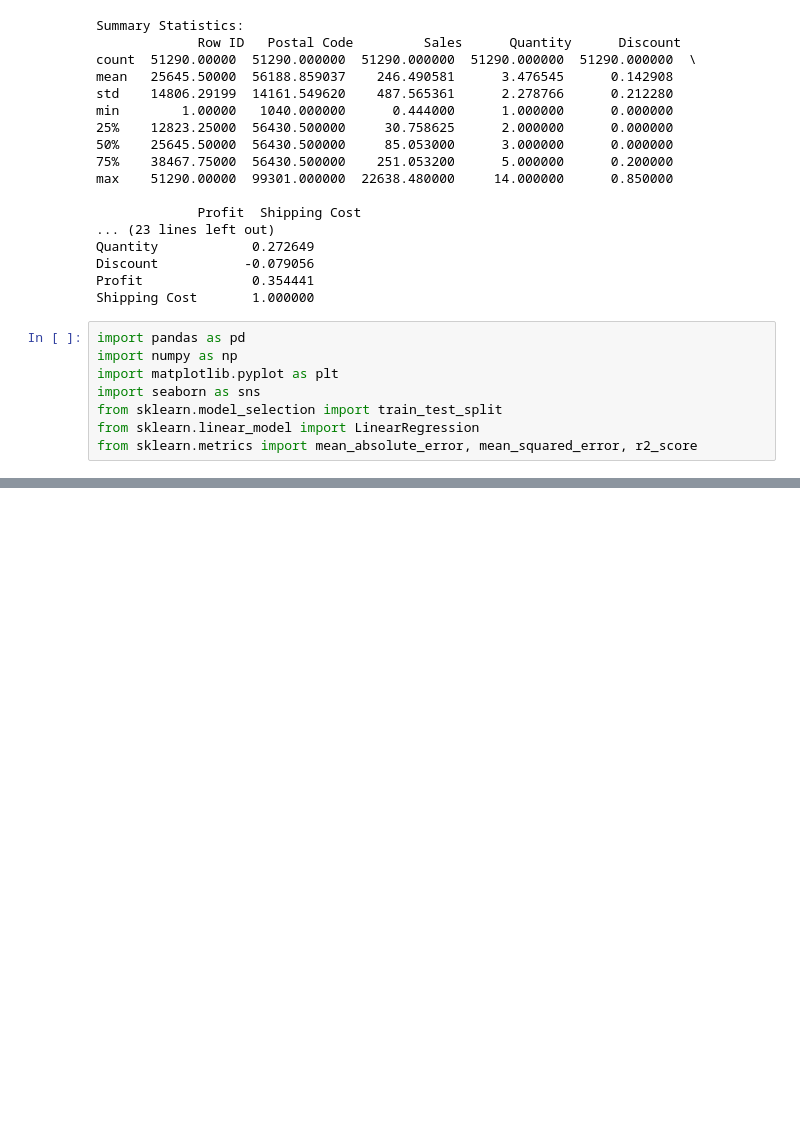
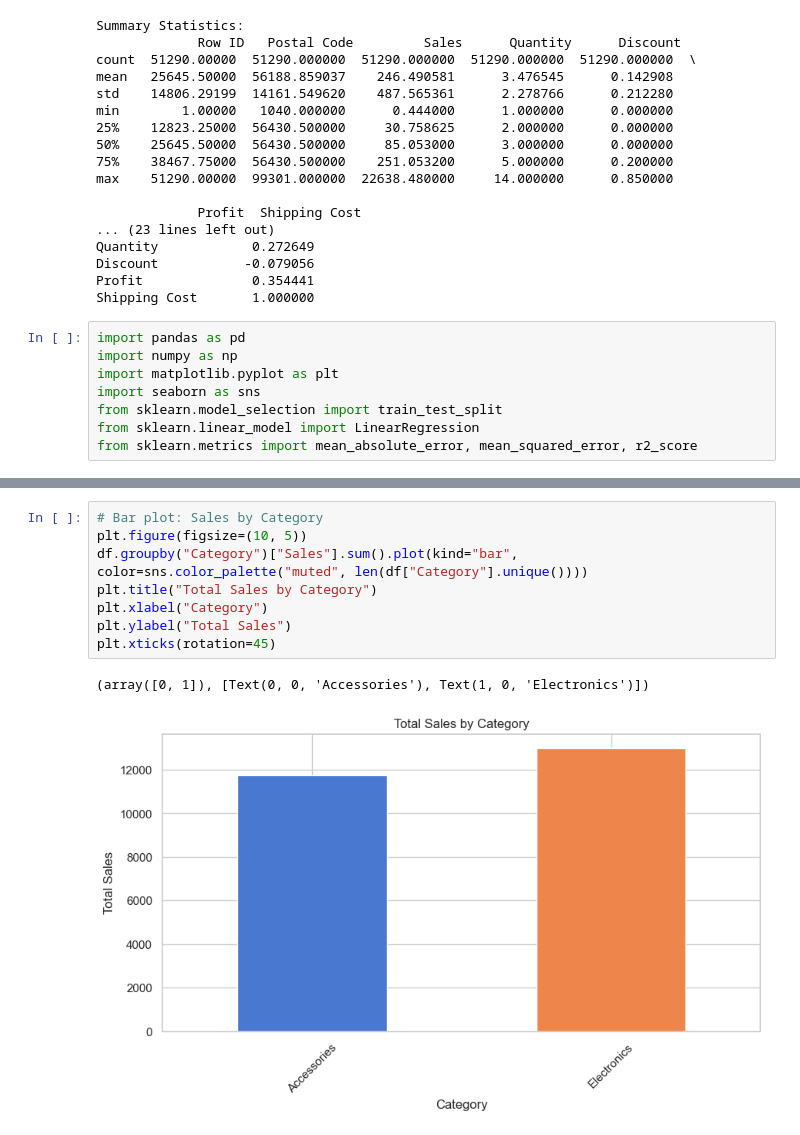
Before and after one commit to Bharadwaj6903/data_analysis_internship, a Jupyter notebook: TASK-2/task2.ipynb, the cells around one changed output, grey strips where cells are left out. Saved outputs shown, nothing was run; the diff lists cells and outputs as text; blank space fills up the shorter version.

```diff
--- a/TASK-2/task2.ipynb
+++ b/TASK-2/task2.ipynb
@@ -119,0 +193,11 @@ plt.show()
+# %%
+# Bar plot: Sales by Category
+plt.figure(figsize=(10, 5))
+df.groupby("Category")["Sales"].sum().plot(kind="bar", color=sns.color_palette("muted", len(df["Category"].unique())))
+plt.title("Total Sales by Category")
+plt.xlabel("Category")
+plt.ylabel("Total Sales")
+plt.xticks(rotation=45)
+# %% [output]
+(array([0, 1]), [Text(0, 0, 'Accessories'), Text(1, 0, 'Electronics')])
+[figure, added]
```
Also changed, not shown: parts of 13 cells of this notebook.
